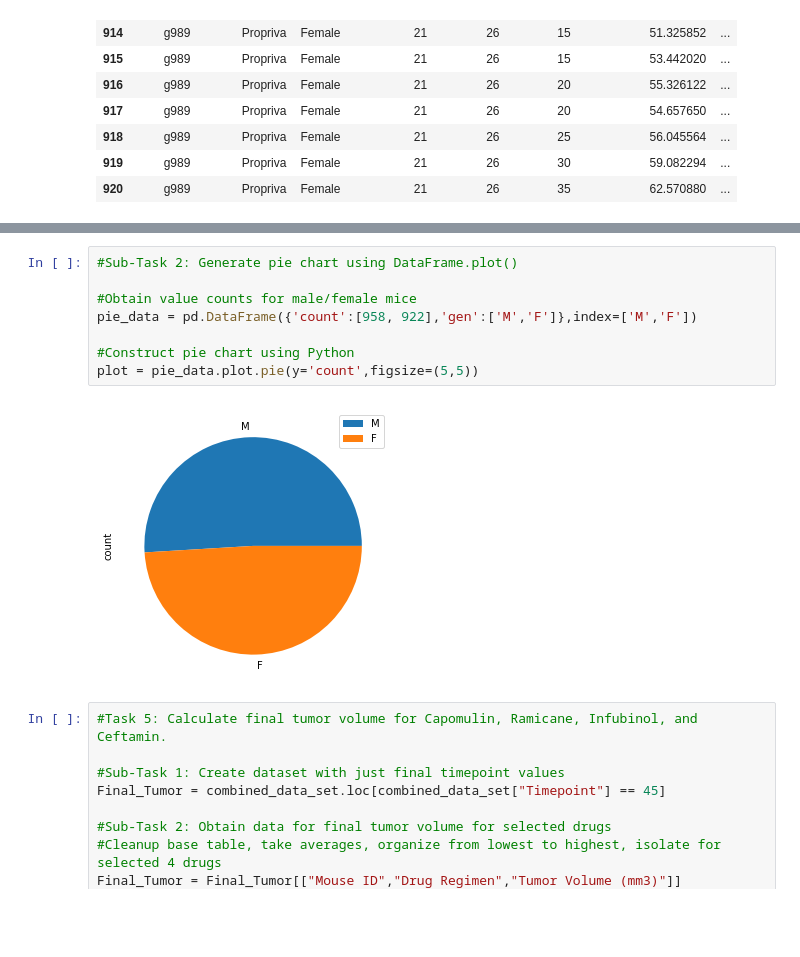
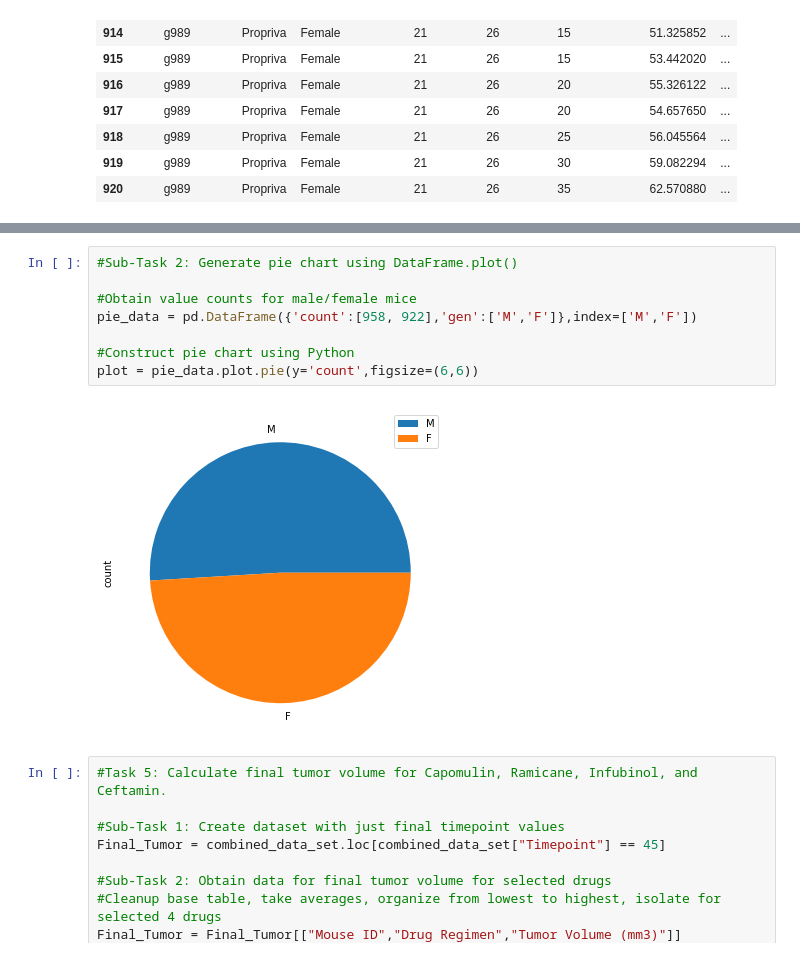
Before and after one commit to vk8895/Matplotlib, a Jupyter notebook: Pymaceuticals.ipynb, the cells around one changed output, grey strips where cells are left out. Cells and saved outputs as stored; diff of their text form; blank space fills up the shorter version.

```diff
--- a/Pymaceuticals.ipynb
+++ b/Pymaceuticals.ipynb
@@ -174,13 +211,13 @@ plt.show()
 # %%
 #Sub-Task 2: Generate pie chart using DataFrame.plot()
 
 #Obtain value counts for male/female mice
 pie_data = pd.DataFrame({'count':[958, 922],'gen':['M','F']},index=['M','F'])
 
 #Construct pie chart using Python
-plot = pie_data.plot.pie(y='count',figsize=(5,5))
+plot = pie_data.plot.pie(y='count',figsize=(6,6))
 # %% [output]
-[figure, old version]
+[figure, new version]
 # %%
 #Task 5: Calculate final tumor volume for Capomulin, Ramicane, Infubinol, and Ceftamin.
 
```
Also changed, not shown: parts of 8 cells of this notebook.
